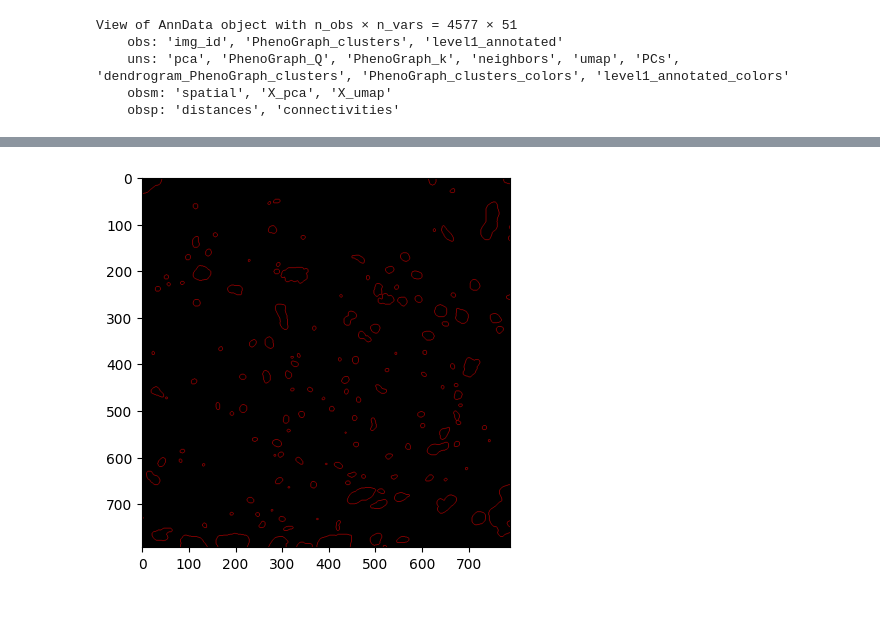
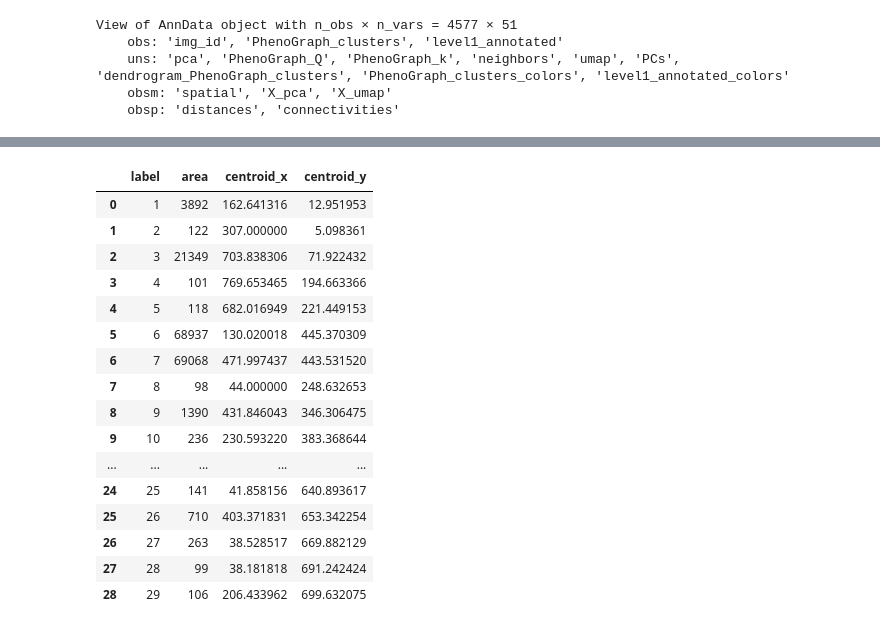
Before and after one commit to PattaWapee/IMCprocess, a Jupyter notebook: notebooks/mask_analysis/mask_analysis_full_pipeline/01run_main.ipynb, the cells around one changed output, grey strips where cells are left out. Cells and saved outputs as stored; diff of their text form; code cells hidden in the pictures.

```diff
--- a/notebooks/mask_analysis/mask_analysis_full_pipeline/01run_main.ipynb
+++ b/notebooks/mask_analysis/mask_analysis_full_pipeline/01run_main.ipynb
@@ -75,4 +129,20 @@ Img_R2_002.plot_outline_mask(masktype='cancer')
-# %%
-Img_R2_002.plot_outline_mask(masktype='tissue')
-# %% [output]
-[figure, removed]
+# %%
+Cancer_mask.mask_df
+# %% [output]
+|  | label | area | centroid_x | centroid_y |
+| 0 | 1 | 3892 | 162.641316 | 12.951953 |
+| 1 | 2 | 122 | 307.000000 | 5.098361 |
+| 2 | 3 | 21349 | 703.838306 | 71.922432 |
+| 3 | 4 | 101 | 769.653465 | 194.663366 |
+| 4 | 5 | 118 | 682.016949 | 221.449153 |
+| 5 | 6 | 68937 | 130.020018 | 445.370309 |
+| 6 | 7 | 69068 | 471.997437 | 443.531520 |
+| 7 | 8 | 98 | 44.000000 | 248.632653 |
+| 8 | 9 | 1390 | 431.846043 | 346.306475 |
+| 9 | 10 | 236 | 230.593220 | 383.368644 |
+| ... | ... | ... | ... | ... |
+| 24 | 25 | 141 | 41.858156 | 640.893617 |
+| 25 | 26 | 710 | 403.371831 | 653.342254 |
+| 26 | 27 | 263 | 38.528517 | 669.882129 |
+| 27 | 28 | 99 | 38.181818 | 691.242424 |
+| 28 | 29 | 106 | 206.433962 | 699.632075 |
```
Also changed, not shown: parts of 7 cells of this notebook, 8 other files.
